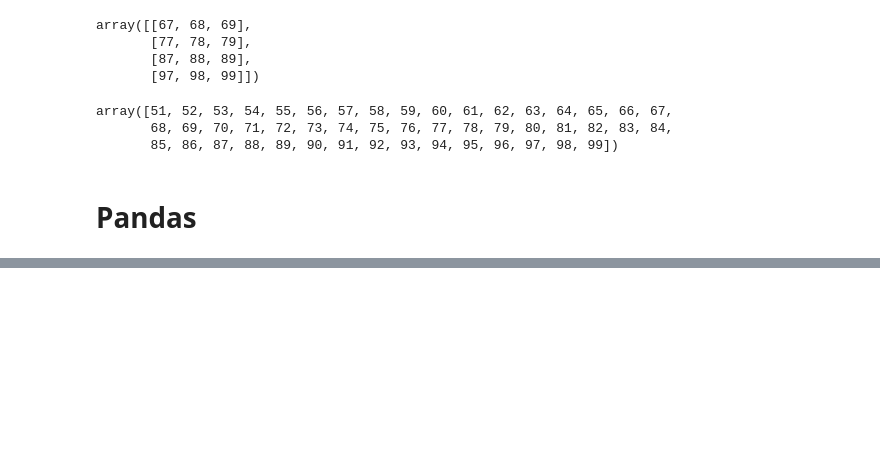
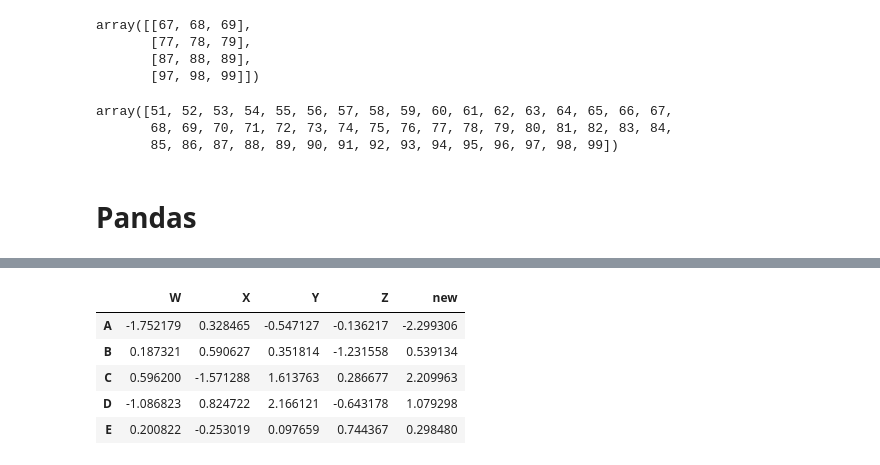
Before and after one commit to chartbuster/SIG-Data-Science, a Jupyter notebook: Week Two Notes.ipynb, the cells around one changed output, grey strips where cells are left out. Drawn from its saved outputs; the diff is of its cells as text; code cells hidden in the pictures; blank space fills up the shorter version.

```diff
--- a/Week Two Notes.ipynb
+++ b/Week Two Notes.ipynb
@@ -236,0 +381,10 @@ import pandas as pd
+# %%
+df
+# why is the new column still showing up after I already got rid of it??
+# %% [output]
+|  | W | X | Y | Z | new |
+| A | -1.752179 | 0.328465 | -0.547127 | -0.136217 | -2.299306 |
+| B | 0.187321 | 0.590627 | 0.351814 | -1.231558 | 0.539134 |
+| C | 0.596200 | -1.571288 | 1.613763 | 0.286677 | 2.209963 |
+| D | -1.086823 | 0.824722 | 2.166121 | -0.643178 | 1.079298 |
+| E | 0.200822 | -0.253019 | 0.097659 | 0.744367 | 0.298480 |
```
Also changed, not shown: parts of 32 cells of this notebook.
